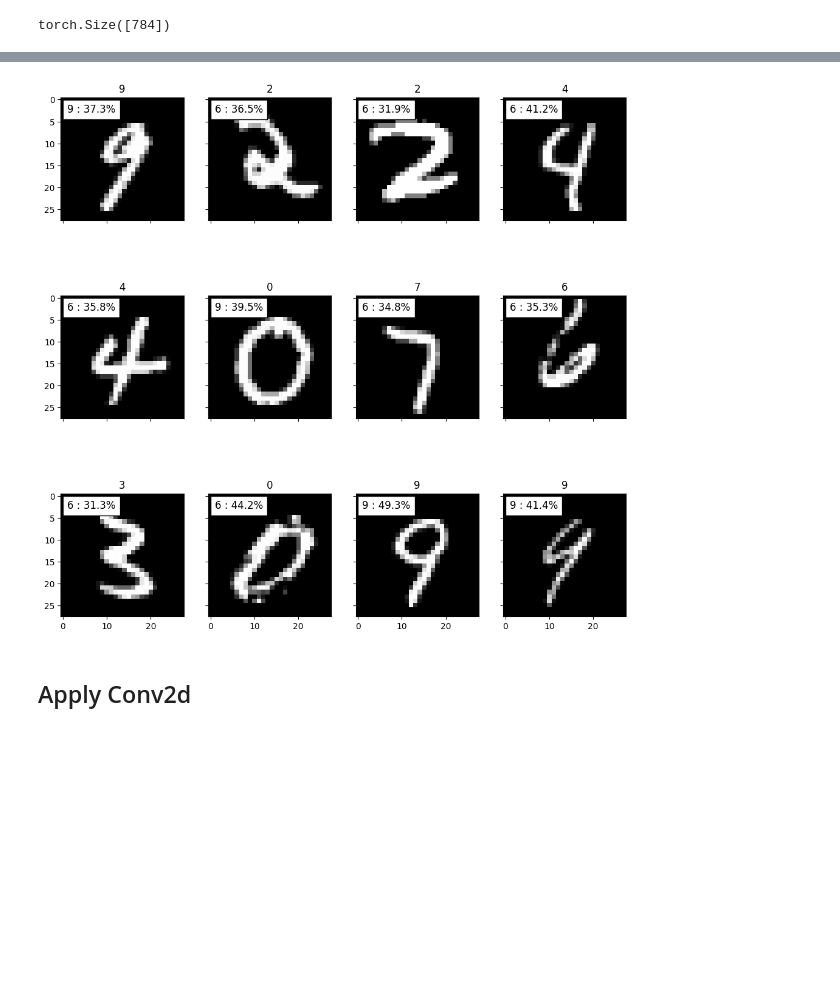
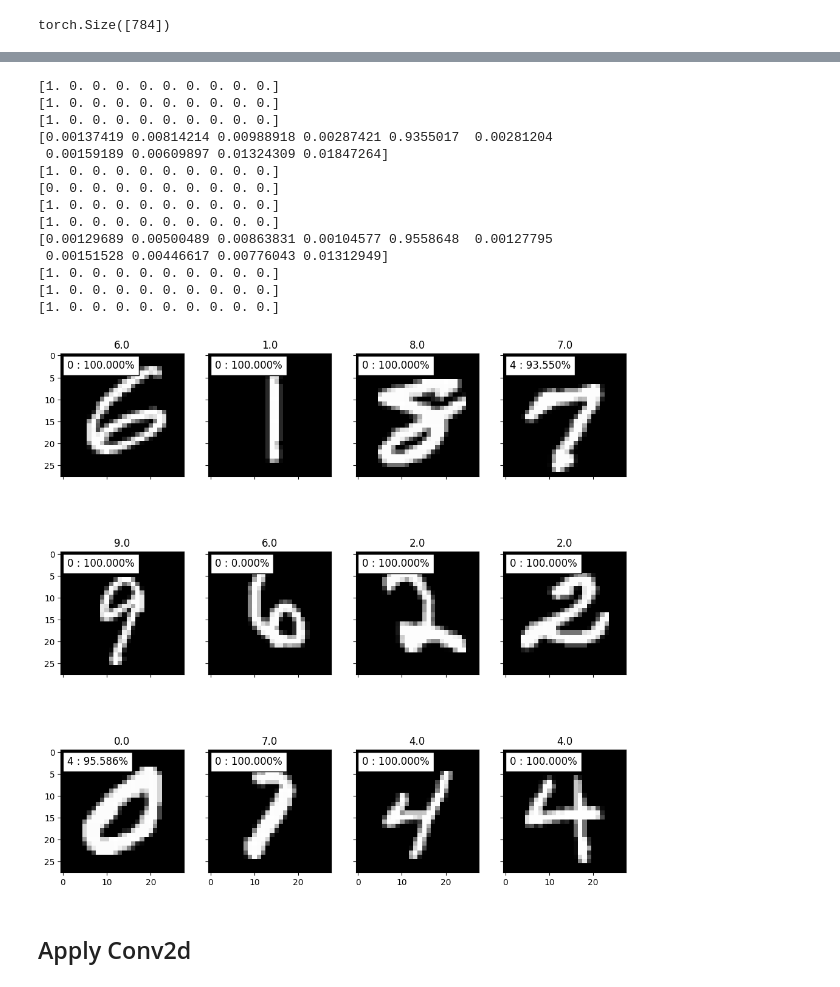
Before and after one commit to PHILIPP111007/ML, a Jupyter notebook: phils_model/main.ipynb, the cells around one changed output, grey strips where cells are left out. Cells and saved outputs as stored; diff of their text form; code cells hidden in the pictures; blank space fills up the shorter version.

```diff
--- a/phils_model/main.ipynb
+++ b/phils_model/main.ipynb
@@ -103,14 +101,14 @@ def CrossEntropy():
 # %%
 class Dataset:
     def __init__(self, samples: Samples, targets: Targets) -> None:
-        self.samples: Samples = np.array(samples)
+        self.samples: Samples = np.array(samples, dtype=np.float32)
         self._len = len(samples)
-        self.targets: Targets = np.array(targets)
+        self.targets: Targets = np.array(targets, dtype=np.float32)
 
     def __len__(self) -> int:
         return self._len
 
-    def __getitem__(self, index) -> Sample:
+    def __getitem__(self, index) -> tuple[Sample, Target]:
         return self.samples[index], self.targets[index]
 
     def __iter__(self):
@@ -343,7 +341,7 @@ class Model:
 
         return losses
 
-    def predict_one(self, sample: Sample, predict_proba: bool = False, gpu: bool = False) -> float:
+    def predict_one(self, sample: Sample, predict_proba: bool = False, gpu: bool = False) -> float | list[float]:
         # Apply Conv2d to samples
         if self.conv2d_layers:
             sample = torch.tensor(sample, dtype=torch.float32)
@@ -367,7 +365,7 @@ class Model:
 
         linear_layer_sizes = np.array(linear_layer_sizes, dtype=np.float32)
         activations = np.array(activations, dtype=np.float32)
-        prediction = np.zeros(self.layers[self._layers_len - 1].n_neurons, dtype=np.float32)
+        prediction = np.zeros(self.linear_layers[len(self.linear_layers) -1].n_neurons, dtype=np.float32)
 
         layers = []
         if self.conv2d_layers:
@@ -450,7 +448,7 @@ class Model:
         activations = np.array(activations, dtype=np.float32)
 
         samples_len = len(samples)
-        n_neurons_last = self.layers[self._layers_len - 1].n_neurons
+        n_neurons_last = self.linear_layers[len(self.linear_layers) - 1].n_neurons
         predictions = np.zeros(samples_len * n_neurons_last, dtype=np.float32)
 
         layers = []
@@ -1167,31 +1158,48 @@ accuracy_score(y_true=y_val, y_pred=predictions) * 100
 # %%
 def imshow(inp, title=None, plt_ax=plt):
     """Imshow для тензоров"""
     plt_ax.imshow(inp.reshape(28,28), cmap='gray')
 
     if title is not None:
         plt_ax.set_title(title)
     plt_ax.grid(False)
 
 
 fig, ax = plt.subplots(nrows=3, ncols=4, figsize=(12, 12), sharey=True, sharex=True)
 for fig_x in ax.flatten():
     random_characters = int(np.random.uniform(0, len(val_dataset)))
     im_val, label = val_dataset[random_characters]
 
     imshow(im_val[0], title=label, plt_ax=fig_x)
 
-    predicted_label = model.predict_one(im_val)
+    # predicted_label = model.predict_one(im_val)
+    # print(predicted_label)
 
     predicted_proba = model.predict_one(im_val, predict_proba=True)
+    predicted_label = np.argmax(predicted_proba)
+    print(predicted_proba)
     predicted_proba = np.max(predicted_proba)
     predicted_proba *= 100
 
-    predicted_text = "{} : {:.1f}%".format(predicted_label, predicted_proba)
+    predicted_text = "{} : {:.3f}%".format(predicted_label, predicted_proba)
 
     fig_x.text(1, 1, predicted_text, horizontalalignment='left', verticalalignment='top', fontsize=12, color='black', bbox=dict(facecolor='white', edgecolor='black', pad=5))
 # %% [output]
+[1. 0. 0. 0. 0. 0. 0. 0. 0. 0.]
+[1. 0. 0. 0. 0. 0. 0. 0. 0. 0.]
+[1. 0. 0. 0. 0. 0. 0. 0. 0. 0.]
+[0.00137419 0.00814214 0.00988918 0.00287421 0.9355017  0.00281204
+ 0.00159189 0.00609897 0.01324309 0.01847264]
+[1. 0. 0. 0. 0. 0. 0. 0. 0. 0.]
+[0. 0. 0. 0. 0. 0. 0. 0. 0. 0.]
+[1. 0. 0. 0. 0. 0. 0. 0. 0. 0.]
+[1. 0. 0. 0. 0. 0. 0. 0. 0. 0.]
+[0.00129689 0.00500489 0.00863831 0.00104577 0.9558648  0.00127795
+ 0.00151528 0.00446617 0.00776043 0.01312949]
+[1. 0. 0. 0. 0. 0. 0. 0. 0. 0.]
+[1. 0. 0. 0. 0. 0. 0. 0. 0. 0.]
+[1. 0. 0. 0. 0. 0. 0. 0. 0. 0.]
-[figure, old version]
+[figure, new version]
 # %% [markdown]
 ## Apply Conv2d
 # %%
```
Also changed, not shown: parts of 4 cells of this notebook, 4 other files.
